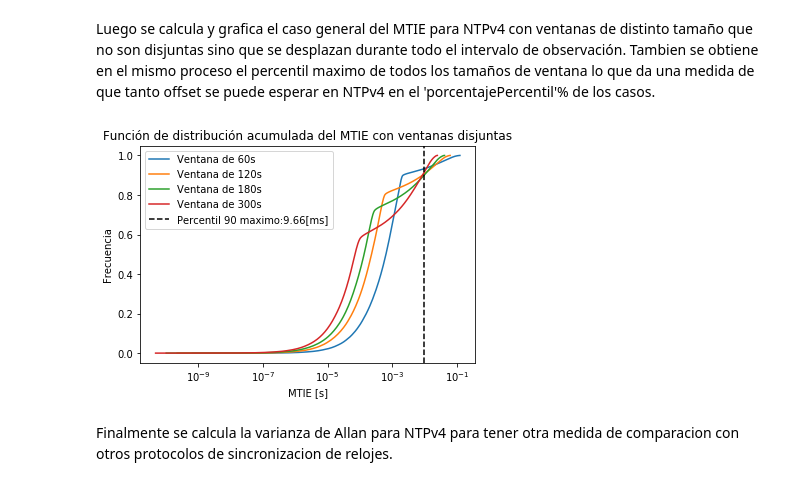
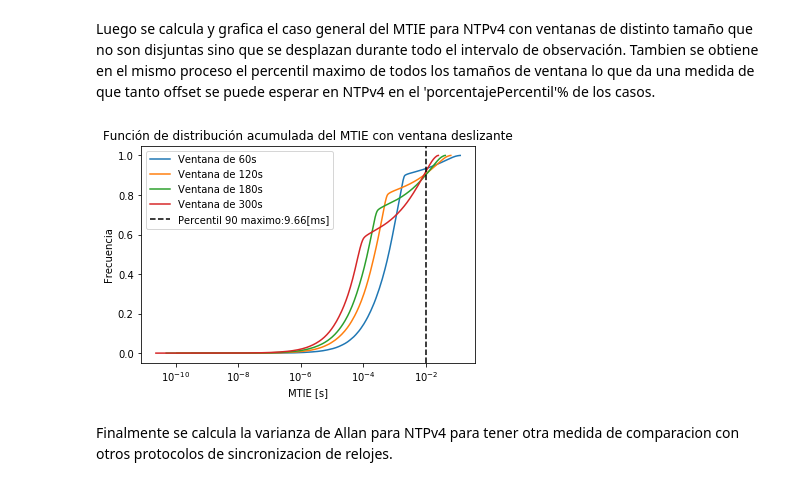
Before and after one commit to MarcosPernica/AnalisisNTP4, a Jupyter notebook: AnalisisNTP4.ipynb, the cells around one changed output. Saved outputs shown, nothing was run; the diff lists cells and outputs as text; code cells hidden in the pictures.

```diff
--- a/AnalisisNTP4.ipynb
+++ b/AnalisisNTP4.ipynb
@@ -203,10 +203,10 @@ Luego se calcula y grafica el caso general del MTIE para NTPv4 con ventanas de d
 todo el intervalo de observación. Tambien se obtiene en el mismo proceso el percentil maximo de todos los tamaños de ventana lo
 que da una medida de que tanto offset se puede esperar en NTPv4 en el 'porcentajePercentil'% de los casos.
 # %%
-MTIE60 = calcularMTIE(60, phiNTPExtendido, TE, pps, 2)
-MTIE120 = calcularMTIE(120, phiNTPExtendido, TE, pps, 2)
-MTIE180 = calcularMTIE(180, phiNTPExtendido, TE, pps, 2)
-MTIE300 = calcularMTIE(300, phiNTPExtendido, TE, pps, 2)
+MTIE60 = calcularMTIE(60, phiNTPExtendido, TE, pps, 1)
+MTIE120 = calcularMTIE(120, phiNTPExtendido, TE, pps, 1)
+MTIE180 = calcularMTIE(180, phiNTPExtendido, TE, pps, 1)
+MTIE300 = calcularMTIE(300, phiNTPExtendido, TE, pps, 1)
 
 x, y = calcularFda(MTIE60)
 plt.plot(x, y, label = "Ventana de 60s")
@@ -216,35 +216,35 @@ percentil = np.percentile(x, porcentajePercentil)
 percentilMaximo = percentil
 
 x, y = calcularFda(MTIE120)
 plt.plot(x, y, label = "Ventana de 120s")
 percentil = np.percentile(x, porcentajePercentil)
 percentilMaximo = percentil if (percentilMaximo <= percentil) else percentilMaximo
 
 x, y = calcularFda(MTIE180)
 plt.plot(x, y, label = "Ventana de 180s")
 percentil = np.percentile(x, porcentajePercentil)
 percentilMaximo = percentil if (percentilMaximo <= percentil) else percentilMaximo
 
 x, y = calcularFda(MTIE300)
 plt.plot(x, y, label = "Ventana de 300s")
 percentil = np.percentile(x, porcentajePercentil)
 percentilMaximo = percentil if (percentilMaximo <= percentil) else percentilMaximo
 
 percentilMaximoMilisegundos = percentilMaximo * 1e3
 
 plt.legend()
 plt.semilogx()
 
 plt.ylabel('Frecuencia')
 plt.xlabel('MTIE [s]')
 
 plt.axvline(x=percentilMaximo, color='k', linestyle='--', label='Percentil 90 maximo:'+('%.2f' % percentilMaximoMilisegundos)+'[ms]')
 plt.legend()
 
-plt.title("Función de distribución acumulada del MTIE con ventanas disjuntas")
+plt.title("Función de distribución acumulada del MTIE con ventana deslizante")
 plt.show()
 # %% [output]
-[figure, old version]
+[figure, new version]
 # %% [markdown]
 Finalmente se calcula la varianza de Allan para NTPv4 para tener otra medida de comparacion con otros protocolos de sincronizacion de
 relojes.
```
Also changed, not shown: parts of 3 cells of this notebook, 1 other file.
